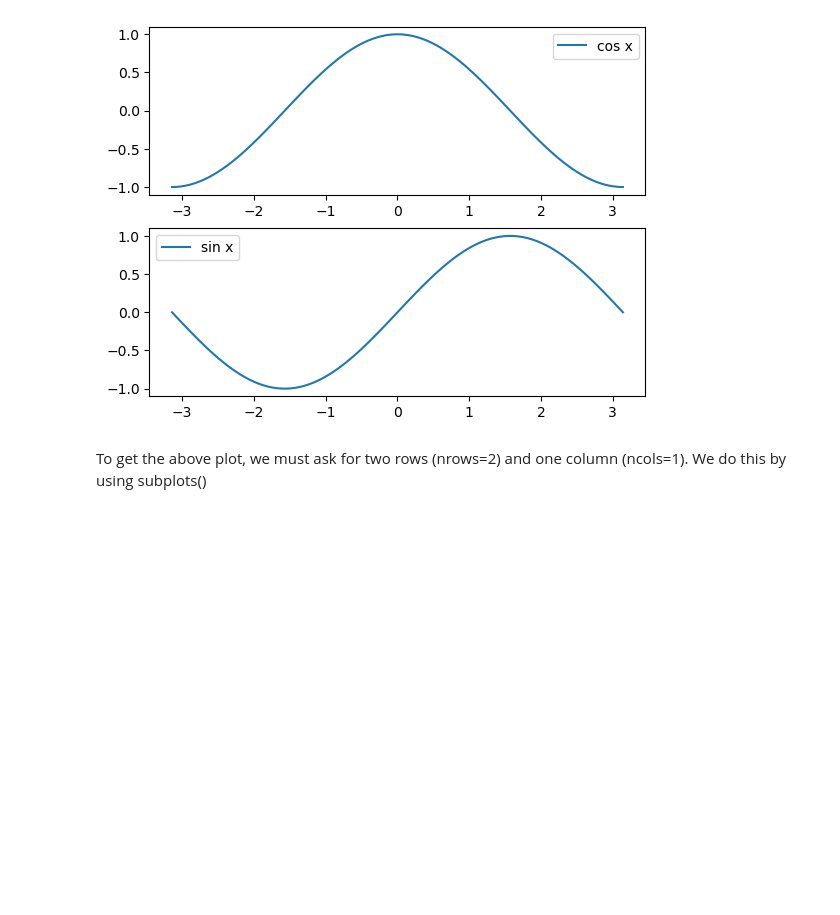
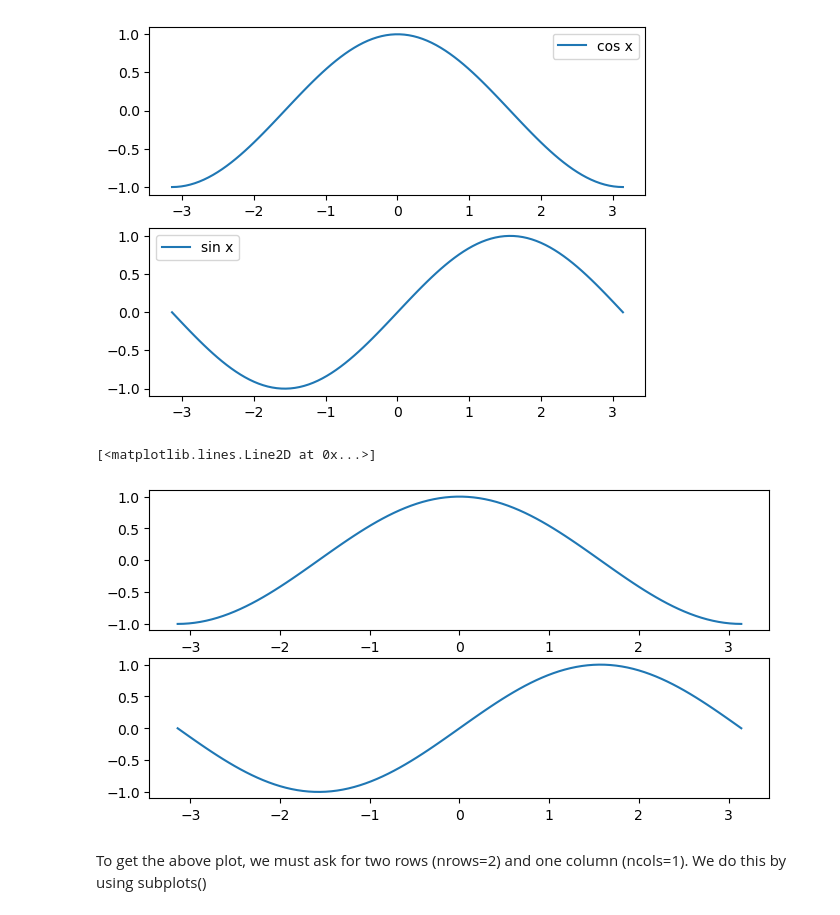
Before and after one commit to SPS-SP2273/learning-portfolio-Eee-bee, a Jupyter notebook: 7.1_plotting/plotting_(good).ipynb, the cells around one changed output. Saved outputs shown, nothing was run; the diff lists cells and outputs as text; code cells hidden in the pictures; blank space fills up the shorter version.

```diff
--- a/7.1_plotting/plotting_(good).ipynb
+++ b/7.1_plotting/plotting_(good).ipynb
@@ -62,3 +65,25 @@ ax[1].legend()
 # %% [output]
 <matplotlib.legend.Legend at 0x...>
 [figure]
+# %%
+# can name ax[0] and ax[1] for easier coding
+my_sin = ax[0]
+my_cos = ax[1]
+
+# or
+my_sin, my_cos = ax[0], ax[1]
+
+# even more efficient
+my_sin, my_cos = ax
+
+# or
+fig, (my_sin, my_cos) = plt.subplots(
+    nrows = 2,
+    figsize = (8, 4)
+)
+
+my_sin.plot(x, cos_x, label='cos x')
+my_cos.plot(x, sin_x, label='sin x')
+# %% [output]
+[<matplotlib.lines.Line2D at 0x...>]
+[figure, added]
```
Also changed, not shown: parts of 8 cells of this notebook.
